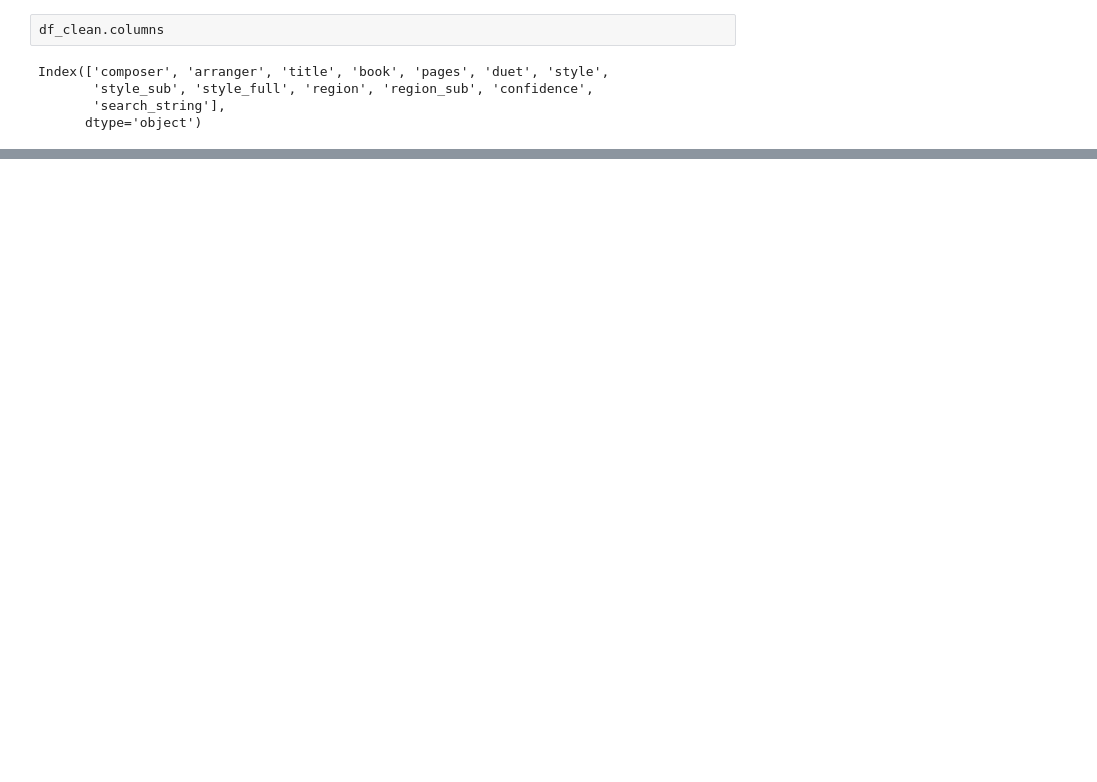
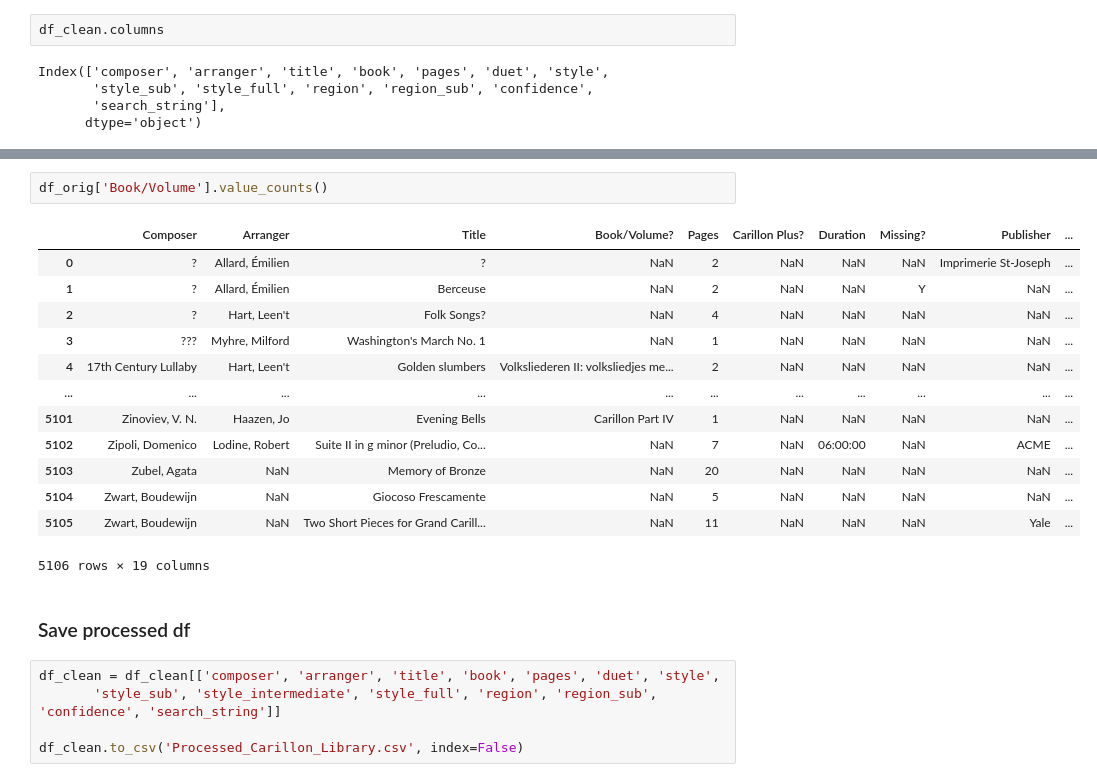
Before and after one commit to atisor73/carillon-library-viz, a Jupyter notebook: 3_postprocess.ipynb, the cells around one changed output, grey strips where cells are left out. Saved outputs shown, nothing was run; the diff lists cells and outputs as text; blank space fills up the shorter version.

```diff
--- a/3_postprocess.ipynb
+++ b/3_postprocess.ipynb
@@ -33,0 +171,23 @@ Index(['composer', 'arranger', 'title', 'book', 'pages', 'duet', 'style',
+# %%
+df_orig['Book/Volume'].value_counts()
+# %% [output]
+|  | Composer | Arranger | Title | Book/Volume? | Pages | Carillon Plus? | Duration | Missing? | Publisher | ... |
+| 0 | ? | Allard, Émilien | ? | NaN | 2 | NaN | NaN | NaN | Imprimerie St-Joseph | ... |
+| 1 | ? | Allard, Émilien | Berceuse | NaN | 2 | NaN | NaN | Y | NaN | ... |
+| 2 | ? | Hart, Leen't | Folk Songs? | NaN | 4 | NaN | NaN | NaN | NaN | ... |
+| 3 | ??? | Myhre, Milford | Washington's March No. 1 | NaN | 1 | NaN | NaN | NaN | NaN | ... |
+| 4 | 17th Century Lullaby | Hart, Leen't | Golden slumbers | Volksliederen II: volksliedjes me... | 2 | NaN | NaN | NaN | NaN | ... |
+| ... | ... | ... | ... | ... | ... | ... | ... | ... | ... | ... |
+| 5101 | Zinoviev, V. N. | Haazen, Jo | Evening Bells | Carillon Part IV | 1 | NaN | NaN | NaN | NaN | ... |
+| 5102 | Zipoli, Domenico | Lodine, Robert | Suite II in g minor (Preludio, Co... | NaN | 7 | NaN | 06:00:00 | NaN | ACME | ... |
+| 5103 | Zubel, Agata | NaN | Memory of Bronze | NaN | 20 | NaN | NaN | NaN | NaN | ... |
+| 5104 | Zwart, Boudewijn | NaN | Giocoso Frescamente | NaN | 5 | NaN | NaN | NaN | NaN | ... |
+| 5105 | Zwart, Boudewijn | NaN | Two Short Pieces for Grand Carill... | NaN | 11 | NaN | NaN | NaN | Yale | ... |
+5106 rows × 19 columns
+# %% [markdown]
+### Save processed df
+# %%
+df_clean = df_clean[['composer', 'arranger', 'title', 'book', 'pages', 'duet', 'style',
+       'style_sub', 'style_intermediate', 'style_full', 'region', 'region_sub', 'confidence', 'search_string']]
+
+df_clean.to_csv('Processed_Carillon_Library.csv', index=False)
```
Also changed, not shown: parts of 14 cells of this notebook, 3 other files.
